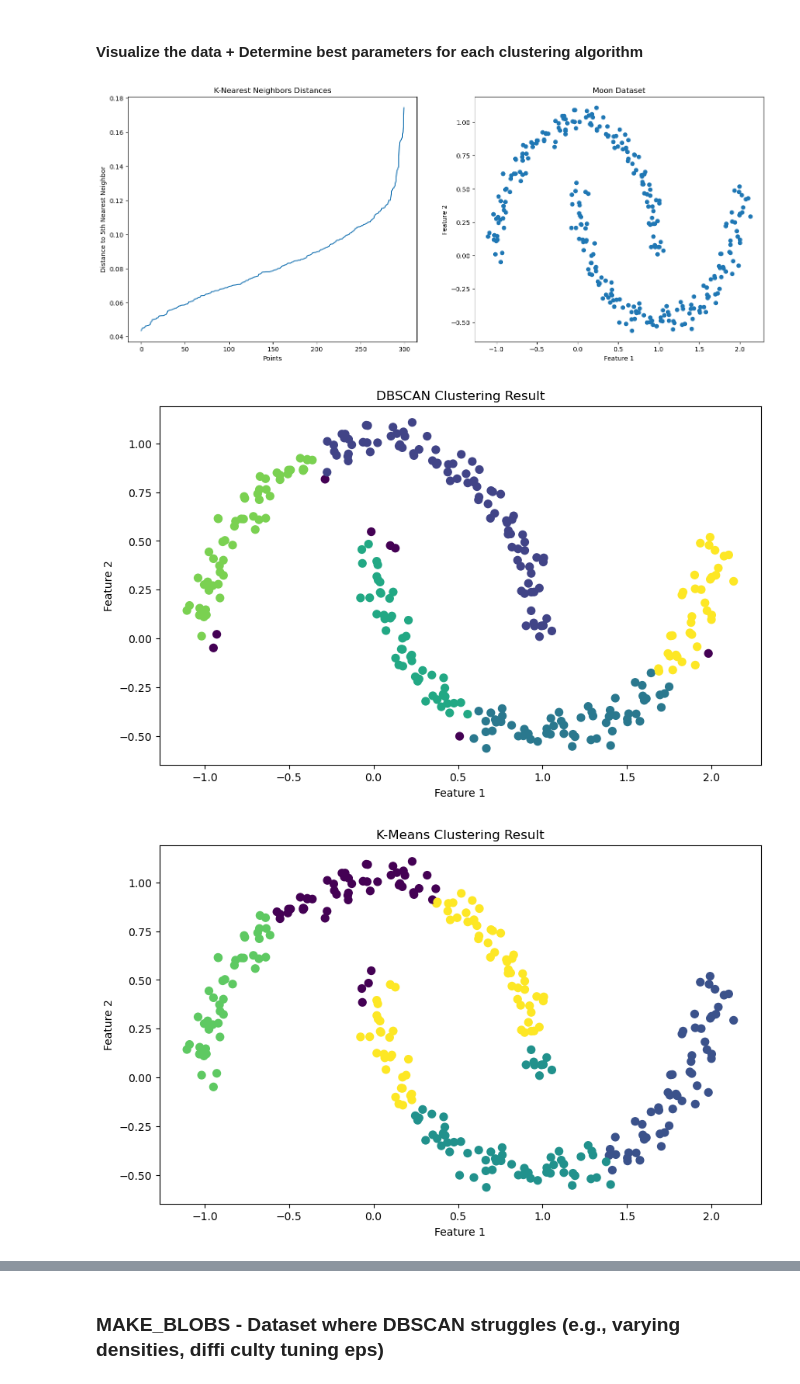
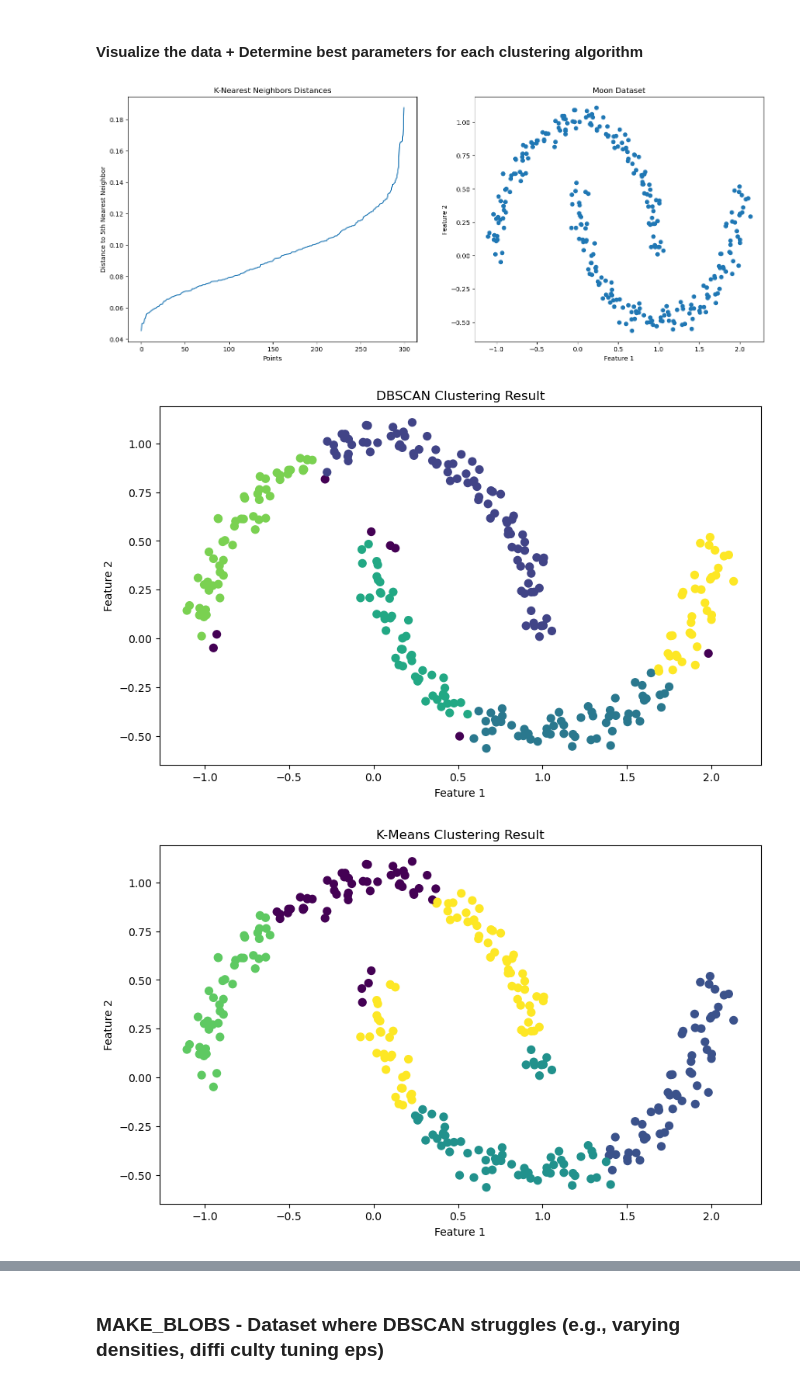
Before and after one commit to nnguyen2255/BINF-5507-Materials, a Jupyter notebook: Assignment3/DBSCAN.ipynb, the cells around one changed output, grey strips where cells are left out. Drawn from its saved outputs; the diff is of its cells as text; code cells hidden in the pictures.

```diff
--- a/Assignment3/DBSCAN.ipynb
+++ b/Assignment3/DBSCAN.ipynb
@@ -152,40 +147,40 @@ from sklearn.metrics import silhouette_score
 moon = make_moons(n_samples=300, noise=0.05, random_state=42)
 x, y = moon
 
-#DBSCAN: plot k-nearest neighbors to choose epsilon
-neighbors = NearestNeighbors(n_neighbors=5)
+#DBSCAN: plot k-nearest neighbors to choose epsilon (Source: Datacamp.com)
+neighbors = NearestNeighbors(n_neighbors=6)
 neighbors.fit(x)
 distances, _ = neighbors.kneighbors(x)
-distances = np.sort(distances[:,4])
+distances = np.sort(distances[:,5])
 
 fig, (ax1, ax2) = plt.subplots(1, 2, figsize=(18, 7))
 ax1.plot(distances)
 ax1.set_title('K-Nearest Neighbors Distances')
 ax1.set_xlabel('Points')
 ax1.set_ylabel('Distance to 5th Nearest Neighbor')
 
 # Visualize the dataset
 ax2.scatter(x[:, 0], x[:, 1])
 ax2.set_title('Moon Dataset')
 ax2.set_xlabel('Feature 1')
 ax2.set_ylabel('Feature 2')
 
 plt.show()
 
 #perform DBSCAN clustering
 dbscan = DBSCAN(eps=0.11, min_samples=6)
 dbscan_clusters= dbscan.fit_predict(x)
 
 #plot the clustering results
 plot_clustering_results(x, labels=dbscan_clusters, name_of_clustering="DBSCAN")
 
 knn_agglo_clustering_comparison("Moon", x, y)
 
 # Calculate silhouette score for DBSCAN clusters
 silhouette_avg = silhouette_score(x, dbscan_clusters)
 print(f"Silhouette Score for DBSCAN: {silhouette_avg}")
 # %% [output]
-[figure, old version]
+[figure, new version]
 [figure]
 [figure]
 [figure]
```
Also changed, not shown: parts of 6 cells of this notebook.
